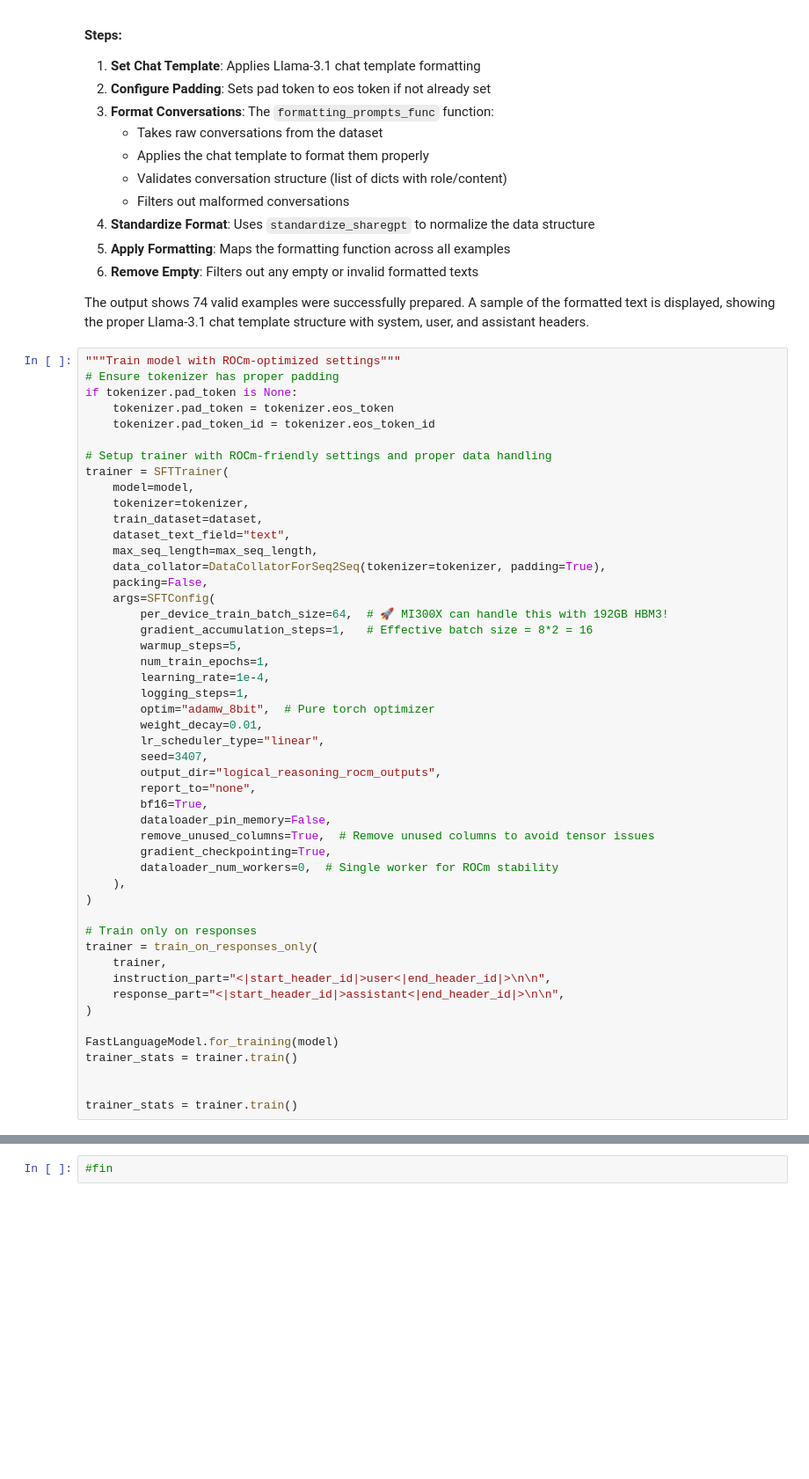
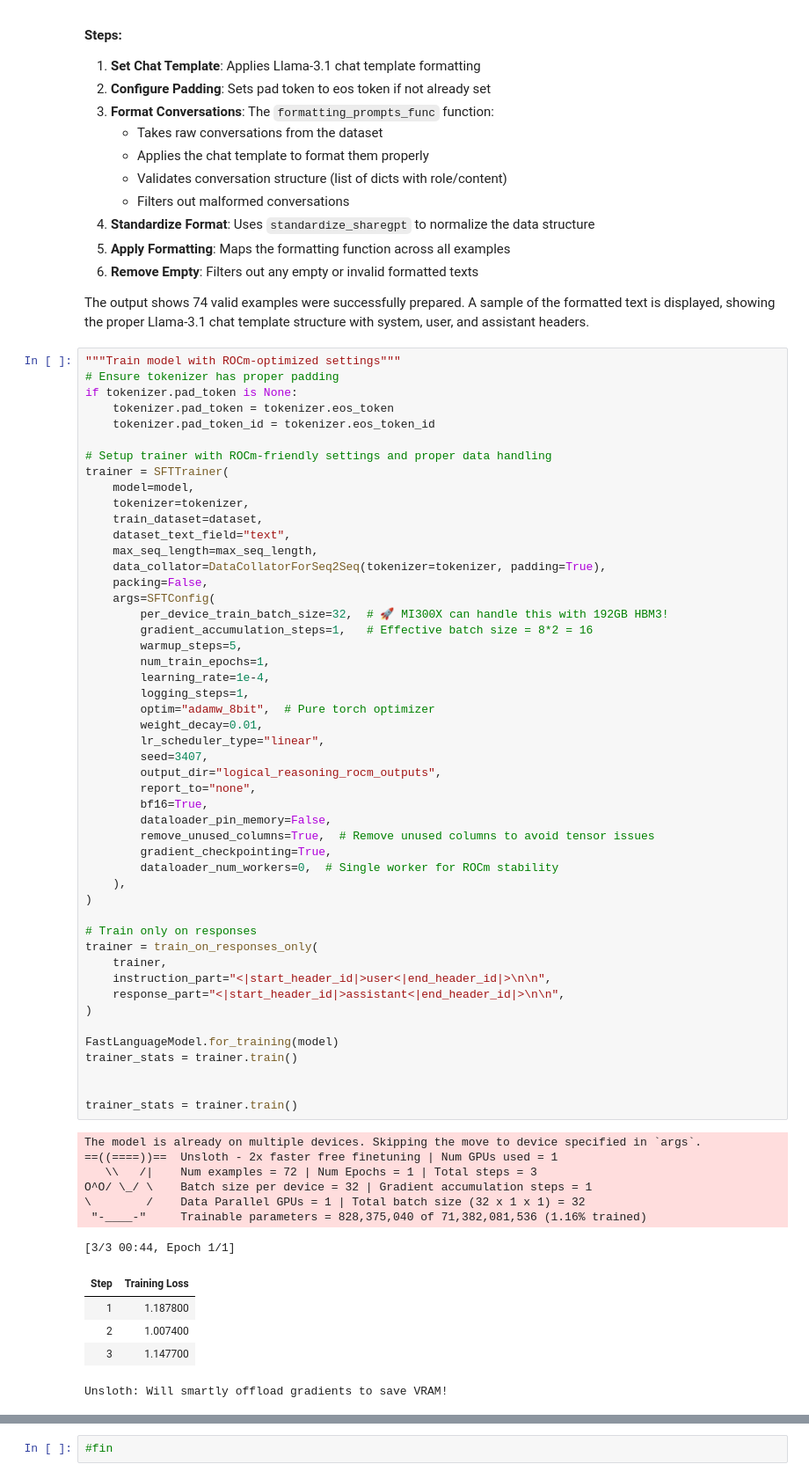
Before and after one commit to poornachandra24/aiac-synthetic-RL-agents, a Jupyter notebook: tutorial.ipynb, the cells around one changed output, grey strips where cells are left out. Shown at 88% size. Saved outputs shown, nothing was run; the diff lists cells and outputs as text; blank space fills up the shorter version.

```diff
--- a/tutorial.ipynb
+++ b/tutorial.ipynb
@@ -503,35 +518,48 @@ trainer = SFTTrainer(
     data_collator=DataCollatorForSeq2Seq(tokenizer=tokenizer, padding=True),
     packing=False,
     args=SFTConfig(
-        per_device_train_batch_size=64,  # 🚀 MI300X can handle this with 192GB HBM3!
+        per_device_train_batch_size=32,  # 🚀 MI300X can handle this with 192GB HBM3!
         gradient_accumulation_steps=1,   # Effective batch size = 8*2 = 16
         warmup_steps=5,
         num_train_epochs=1,
         learning_rate=1e-4,
         logging_steps=1,
         optim="adamw_8bit",  # Pure torch optimizer
         weight_decay=0.01,
         lr_scheduler_type="linear",
         seed=3407,
         output_dir="logical_reasoning_rocm_outputs",
         report_to="none",
         bf16=True,
         dataloader_pin_memory=False,
         remove_unused_columns=True,  # Remove unused columns to avoid tensor issues
         gradient_checkpointing=True,
         dataloader_num_workers=0,  # Single worker for ROCm stability
     ),
 )
 
 # Train only on responses
 trainer = train_on_responses_only(
     trainer,
     instruction_part="<|start_header_id|>user<|end_header_id|>\n\n",
     response_part="<|start_header_id|>assistant<|end_header_id|>\n\n",
 )
 
 FastLanguageModel.for_training(model)
 trainer_stats = trainer.train()
 
 
 trainer_stats = trainer.train()
+# %% [output]
+The model is already on multiple devices. Skipping the move to device specified in `args`.
+==((====))==  Unsloth - 2x faster free finetuning | Num GPUs used = 1
+   \\   /|    Num examples = 72 | Num Epochs = 1 | Total steps = 3
+O^O/ \_/ \    Batch size per device = 32 | Gradient accumulation steps = 1
+\        /    Data Parallel GPUs = 1 | Total batch size (32 x 1 x 1) = 32
+ "-____-"     Trainable parameters = 828,375,040 of 71,382,081,536 (1.16% trained)
+[3/3 00:44, Epoch 1/1]
+| Step | Training Loss |
+| 1 | 1.187800 |
+| 2 | 1.007400 |
+| 3 | 1.147700 |
+Unsloth: Will smartly offload gradients to save VRAM!
```
Also changed, not shown: parts of 4 cells of this notebook.
